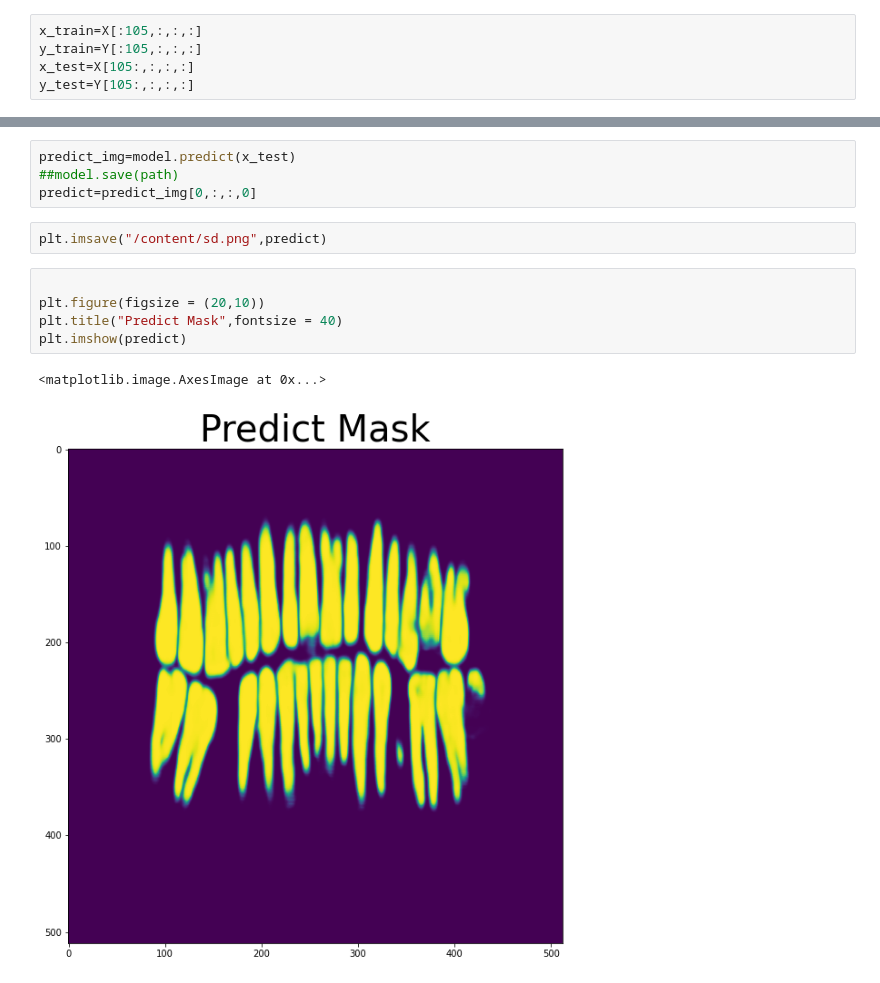
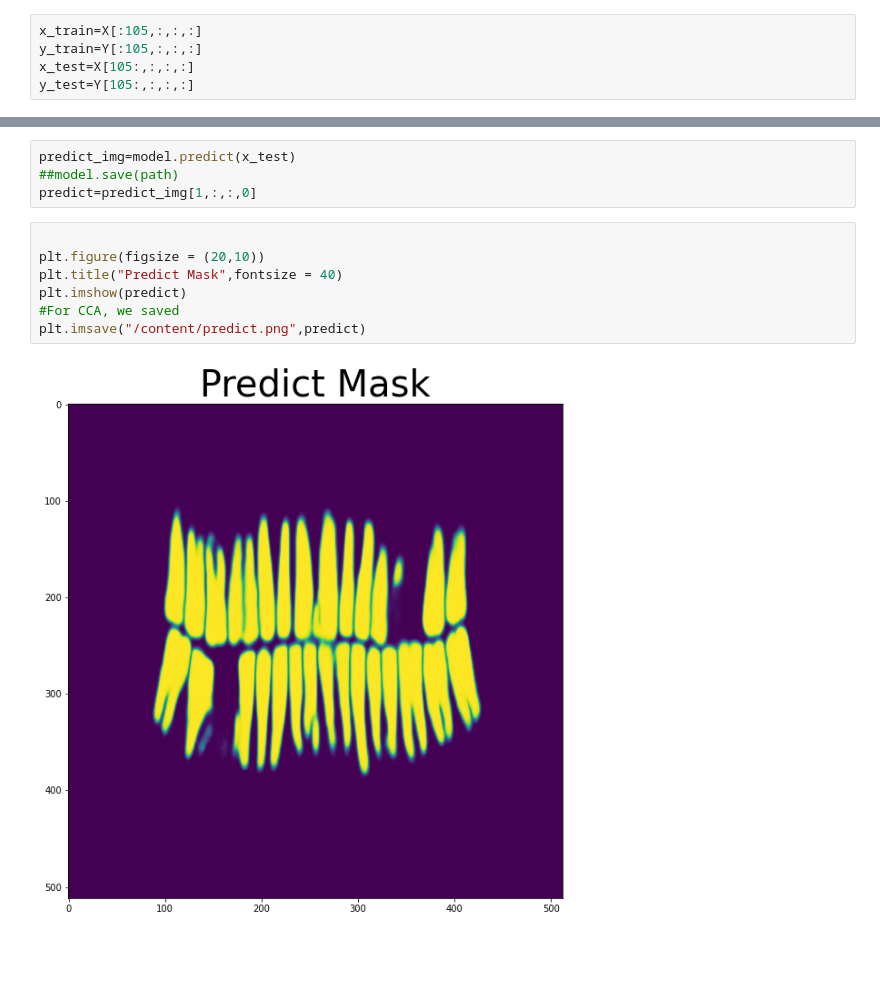
Before and after one commit to SerdarHelli/Segmentation-of-Teeth-in-Panoramic-X-ray-Image-Using-U-Net, a Jupyter notebook: Main.ipynb, the cells around one changed output, grey strips where cells are left out. Cells and saved outputs as stored; diff of their text form; blank space fills up the shorter version.

```diff
--- a/Main.ipynb
+++ b/Main.ipynb
@@ -109,17 +107,16 @@ Epoch 150/150
 # %%
 predict_img=model.predict(x_test)
 ##model.save(path)
-predict=predict_img[0,:,:,0]
+predict=predict_img[1,:,:,0]
-# %%
-plt.imsave("/content/sd.png",predict)
 # %%
 
 plt.figure(figsize = (20,10))
 plt.title("Predict Mask",fontsize = 40)
 plt.imshow(predict)
+#For CCA, we saved
+plt.imsave("/content/predict.png",predict)
 # %% [output]
-<matplotlib.image.AxesImage at 0x...>
-[figure, old version]
+[figure, new version]
 # %%
 from google.colab.patches import cv2_imshow
 import cv2
```
Also changed, not shown: parts of 8 cells of this notebook.
